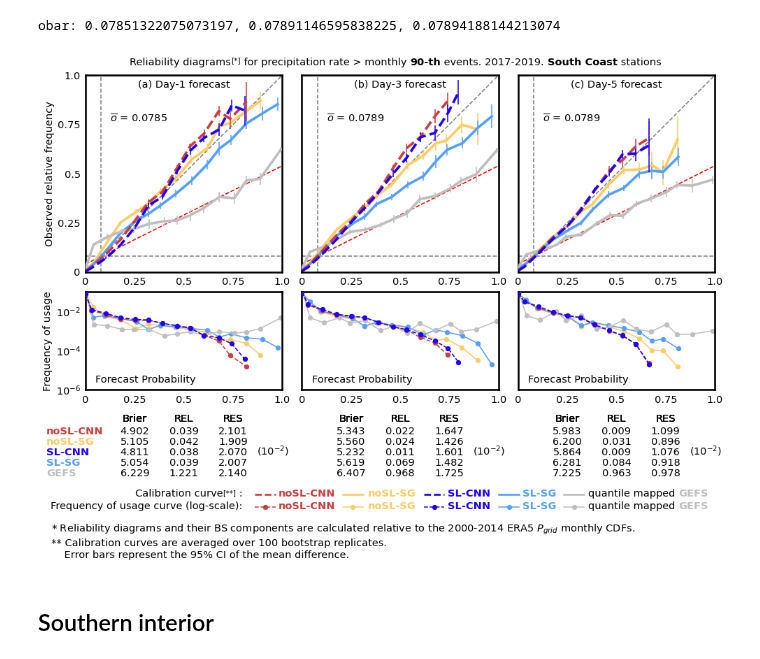
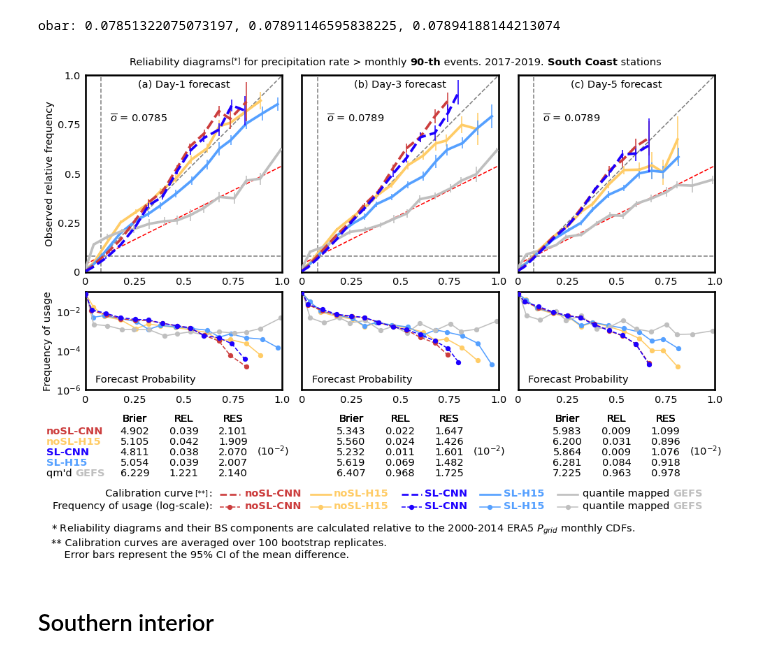
Before and after one commit to yingkaisha/rainbow, a Jupyter notebook: publish/PLOT_reliability_diagram_BCH.ipynb, the cells around one changed output. Drawn from its saved outputs; the diff is of its cells as text; code cells hidden in the pictures.

Commit message:
update reliability diagrams.

```diff
--- a/publish/PLOT_reliability_diagram_BCH.ipynb
+++ b/publish/PLOT_reliability_diagram_BCH.ipynb
@@ -456,12 +456,12 @@ AX_hi[0].tick_params(axis="both", which="both", labelleft=True)
 
 methods = ['bcnn', 'base', 'scnn', 'sl', 'gefs']
 Z = [5, 4, 5, 4, 4, 3]
-labels = ['noSL-CNN', 'noSL-SG', 'SL-CNN', 'SL-SG', 'GEFS']
-label_ = ['            ',
-          '          ',
-          '        ',
-          '     ',
-          '                                   ',]
+labels = ['noSL-CNN', 'noSL-H15', 'SL-CNN', 'SL-H15', 'GEFS']
+label_ = ['             ',
+          '             ',
+          '         ',
+          '         ',
+          '                                    ',]
 
 for i, ind in enumerate([0, 2, 4]):
 
@@ -526,9 +526,13 @@ for i, ind in enumerate([0, 2, 4]):
         AX_da[i].text(locx_heads[2], loc_y[m], '{:.3f}'.format(1e2*RES['{}'.format(method)][ind]),
                       ha='center', va='bottom', color='k', fontsize=14, transform=AX_da[i].transAxes)
 
-for m, method in enumerate(methods):
+for m, method in enumerate(methods[:-1]):
     AX_da[0].text(-0.2, loc_y[m], labels[m], ha='left', va='bottom', color=C[m],
                   fontsize=14, fontweight='bold', transform=AX_da[0].transAxes)
+
+gu.string_partial_format(fig, AX_da[0], -0.2, loc_y[-1], 'left', 'bottom', ["qm'd ", 'GEFS'],
+                         ['k', gray, 'k'], [14,]*3,  ['normal', 'bold', 'normal']);
+
 
 handle_errbar = []
 handle_errbar.append(mlines.Line2D([], [], label=label_[0], **kw_lines['bcnn']))
@@ -537,16 +541,16 @@ handle_errbar.append(mlines.Line2D([], [], label=label_[2], **kw_lines['scnn']))
 handle_errbar.append(mlines.Line2D([], [], label=label_[3], **kw_lines['sl']))
 handle_errbar.append(mlines.Line2D([], [], label=label_[4], **kw_lines['gfs']))
 
-ax_box = fig.add_axes([-0.065, -0.085, 1.065, 0.0625])
+ax_box = fig.add_axes([-0.055, -0.085, 1.05, 0.0625])
 ax_box.set_axis_off()
 
-ax_lw1 = inset_axes(ax_box, height='50%', width='30%', borderpad=0, loc=2)
-ax_lw2 = inset_axes(ax_box, height='50%', width='30%', borderpad=0, loc=3)
-ax_lg1 = inset_axes(ax_box, height='50%', width='70%', borderpad=0, loc=1)
-ax_lg2 = inset_axes(ax_box, height='50%', width='70%', borderpad=0, loc=4)
+ax_lw1 = inset_axes(ax_box, height='50%', width='25%', borderpad=0, loc=2)
+ax_lw2 = inset_axes(ax_box, height='50%', width='25%', borderpad=0, loc=3)
+ax_lg1 = inset_axes(ax_box, height='50%', width='75%', borderpad=0, loc=1)
+ax_lg2 = inset_axes(ax_box, height='50%', width='75%', borderpad=0, loc=4)
 
 ax_lw1.text(1, 0.5, 'Calibration curve     : ', ha='right', va='center', fontsize=14, transform=ax_lw1.transAxes);
-ax_lw2.text(1, 0.5, 'Frequency of usage curve (log-scale): ', ha='right', va='center', fontsize=14, transform=ax_lw2.transAxes);
+ax_lw2.text(1, 0.5, 'Frequency of usage (log-scale): ', ha='right', va='center', fontsize=14, transform=ax_lw2.transAxes);
 
 ax_lw1.text(0.95, 0.55, '[**]', ha='right', va='center', fontsize=10, transform=ax_lw1.transAxes);
 
@@ -562,48 +566,48 @@ LG1.get_frame().set_facecolor('none')
 LG1.get_frame().set_linewidth(0)
 LG1.get_frame().set_alpha(1.0)
 
-ax_lg1.text(0.07, 0.9, 'noSL-CNN', ha='left', va='top', fontsize=14, fontweight='bold',
+ax_lg1.text(0.0575, 0.9, 'noSL-CNN', ha='left', va='top', fontsize=14, fontweight='bold',
             color=KW['bcnn']['color'], transform=ax_lg1.transAxes)
-ax_lg1.text(0.26, 0.9, 'noSL-SG', ha='left', va='top', fontsize=14, fontweight='bold',
+ax_lg1.text(0.2375, 0.9, 'noSL-H15', ha='left', va='top', fontsize=14, fontweight='bold',
             color=KW['base']['color'], transform=ax_lg1.transAxes)
-ax_lg1.text(0.43, 0.9, 'SL-CNN', ha='left', va='top', fontsize=14, fontweight='bold',
+ax_lg1.text(0.42, 0.9, 'SL-CNN', ha='left', va='top', fontsize=14, fontweight='bold',
             color=KW['scnn']['color'], transform=ax_lg1.transAxes)
-ax_lg1.text(0.59, 0.9, 'SL-SG', ha='left', va='top', fontsize=14, fontweight='bold',
+ax_lg1.text(0.58, 0.9, 'SL-H15', ha='left', va='top', fontsize=14, fontweight='bold',
             color=KW['sl']['color'], transform=ax_lg1.transAxes)
-gu.string_partial_format(fig, ax_lg1, 0.73, 0.9, 'left', 'top', ['quantile mapped ', 'GEFS'],
+gu.string_partial_format(fig, ax_lg1, 0.74, 0.9, 'left', 'top', ['quantile mapped ', 'GEFS'],
                          ['k', gray, 'k'], [14,]*3,  ['normal', 'bold', 'normal']);
 
-ax_lg2.text(0.07, 0.9, 'noSL-CNN', ha='left', va='top', fontsize=14, fontweight='bold',
+ax_lg2.text(0.0575, 0.9, 'noSL-CNN', ha='left', va='top', fontsize=14, fontweight='bold',
             color=KW['bcnn']['color'], transform=ax_lg2.transAxes)
-ax_lg2.text(0.26, 0.9, 'noSL-SG', ha='left', va='top', fontsize=14, fontweight='bold',
+ax_lg2.text(0.2375, 0.9, 'noSL-H15', ha='left', va='top', fontsize=14, fontweight='bold',
             color=KW['base']['color'], transform=ax_lg2.transAxes)
-ax_lg2.text(0.43, 0.9, 'SL-CNN', ha='left', va='top', fontsize=14, fontweight='bold',
+ax_lg2.text(0.42, 0.9, 'SL-CNN', ha='left', va='top', fontsize=14, fontweight='bold',
             color=KW['scnn']['color'], transform=ax_lg2.transAxes)
-ax_lg2.text(0.59, 0.9, 'SL-SG', ha='left', va='top', fontsize=14, fontweight='bold',
+ax_lg2.text(0.58, 0.9, 'SL-H15', ha='left', va='top', fontsize=14, fontweight='bold',
             color=KW['sl']['color'], transform=ax_lg2.transAxes)
-gu.string_partial_format(fig, ax_lg2, 0.73, 0.9, 'left', 'top', ['quantile mapped ', 'GEFS'],
+gu.string_partial_format(fig, ax_lg2, 0.74, 0.9, 'left', 'top', ['quantile mapped ', 'GEFS'],
                          ['k', gray, 'k'], [14,]*3,  ['normal', 'bold', 'normal']);
 
 ax_lw1.set_axis_off()
 ax_lg1.set_axis_off()
 ax_lw2.set_axis_off()
 ax_lg2.set_axis_off()
 
 ax_w1 = fig.add_axes([-0.055, -0.135, 1.065, 0.025])
 ax_w1.set_axis_off()
 ax_w1.text(0, 1, '* Reliability diagrams and their BS components are calculated relative to the 2000-2014 ERA5 $P_{grid}$ monthly CDFs.',
           ha='left', va='top', fontsize=14, transform=ax_w1.transAxes);
 
 ax_w2 = fig.add_axes([-0.055, -0.2, 1.065, 0.05])
 ax_w2.set_axis_off()
 ax_w2.text(0, 1, '** Calibration curves are averaged over 100 bootstrap replicates.\n    Error bars represent the 95% CI of the mean difference.',
           ha='left', va='top', fontsize=14, transform=ax_w2.transAxes);
 
 if need_publish:
     # Save figure
     fig.savefig(fig_dir+'AnEn_BCH_Calib_SouthCoast.png', format='png', **fig_keys)
 # %% [output]
-[figure, old version]
+[figure, new version]
 # %% [markdown]
 ## Southern interior
 # %%
```
Also changed, not shown: parts of 2 cells of this notebook.
